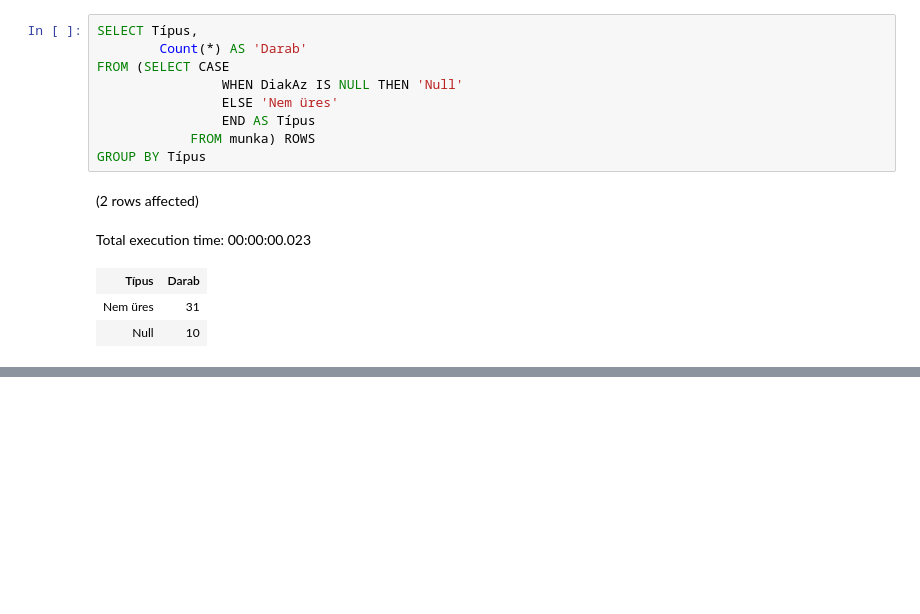
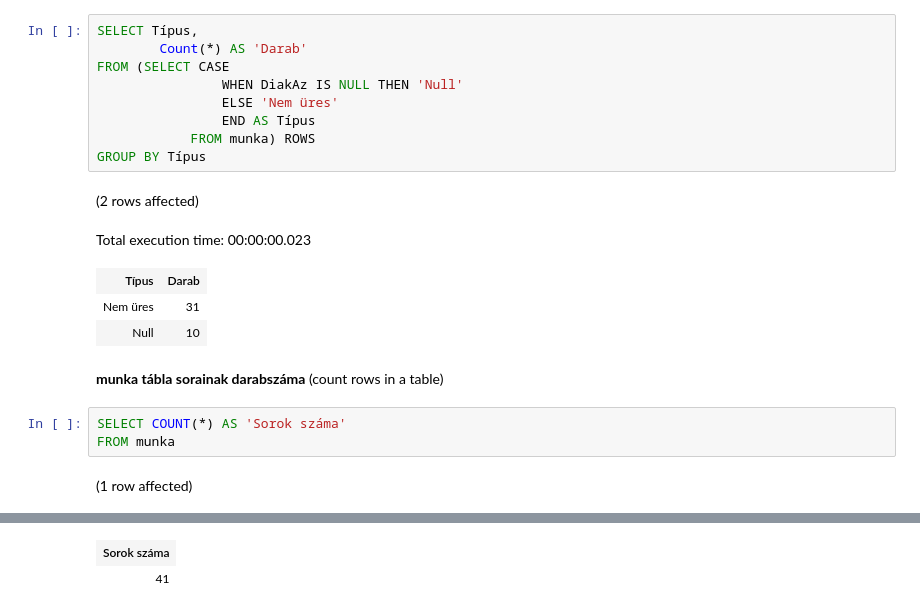
Before and after one commit to hodver/sql_hf1, a Jupyter notebook: hf1_diakmunka.ipynb, the cells around one changed output, grey strips where cells are left out. Saved outputs shown, nothing was run; the diff lists cells and outputs as text; blank space fills up the shorter version.

```diff
--- a/hf1_diakmunka.ipynb
+++ b/hf1_diakmunka.ipynb
@@ -117,3 +122,10 @@ Total execution time: 00:00:00.023
 | Típus | Darab |
 | Nem üres | 31 |
 | Null | 10 |
+# %% [markdown]
+**munka tábla sorainak darabszáma** (count rows in a table)
+# %%
+SELECT COUNT(*) AS 'Sorok száma'
+FROM munka
+# %% [output]
+(1 row affected)
@@ -119,0 +133,2 @@ Total execution time: 00:00:00.023
+| Sorok száma |
+| 41 |
```
Also changed, not shown: parts of 5 cells of this notebook.
